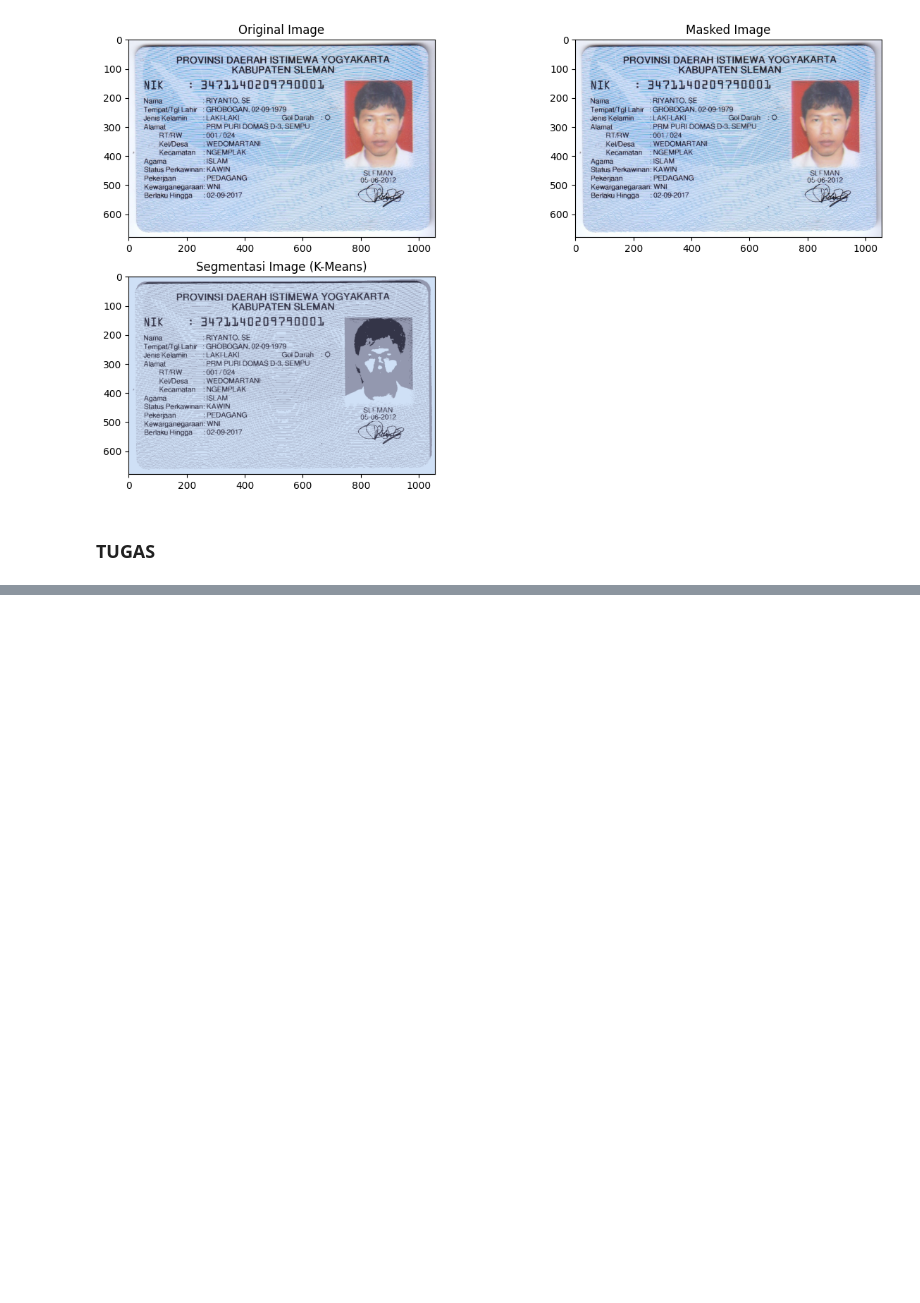
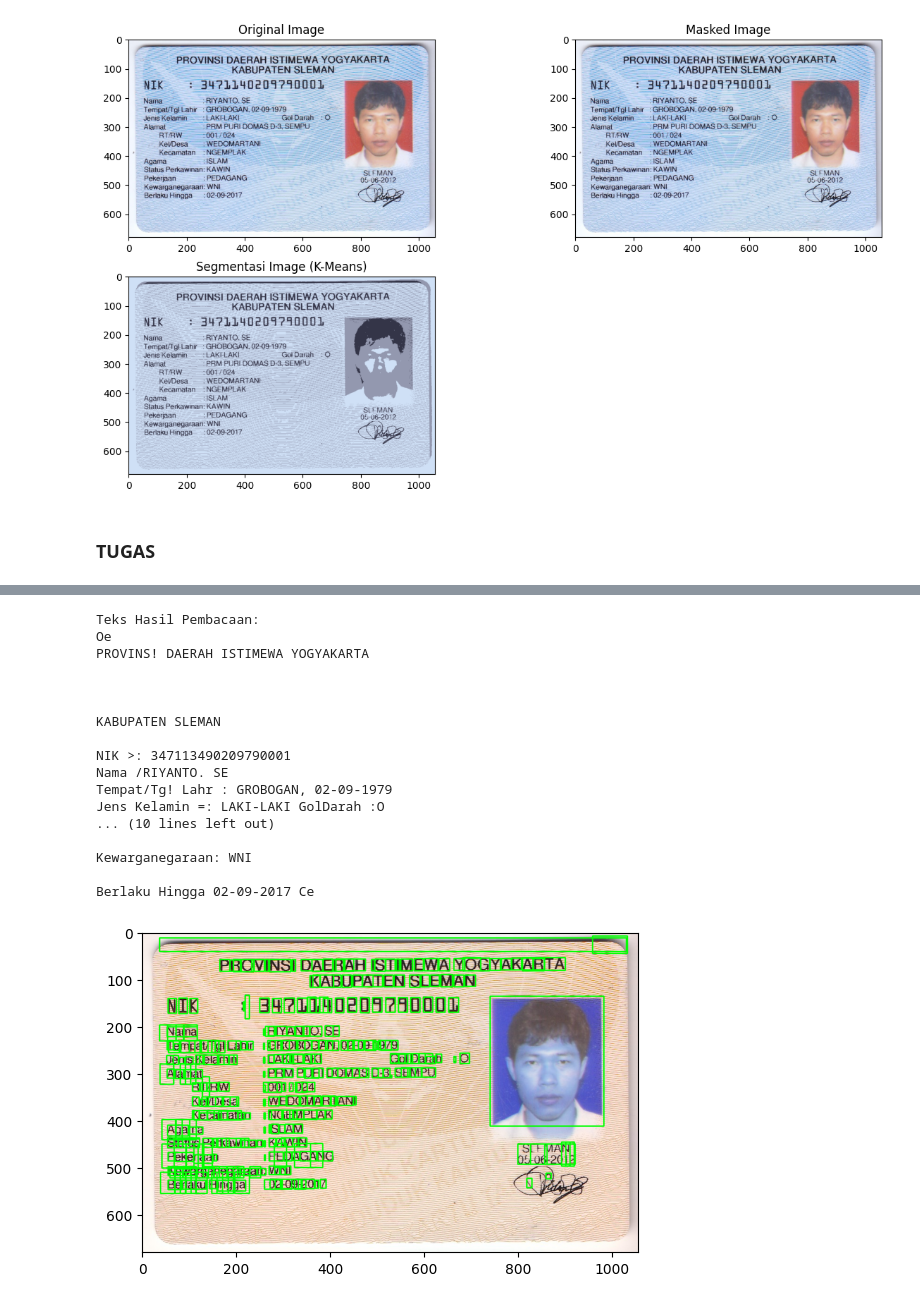
Before and after one commit to deviandinifebrianti/PCVK_Genap_2023, a Jupyter notebook: week10.ipynb, the cells around one changed output, grey strips where cells are left out. Drawn from its saved outputs; the diff is of its cells as text; code cells hidden in the pictures; blank space fills up the shorter version.

```diff
--- a/week10.ipynb
+++ b/week10.ipynb
@@ -208,0 +230,60 @@ plt.show()
+# %%
+import cv2
+import pytesseract
+from matplotlib import pyplot as plt
+from google.colab.patches import cv2_imshow
+
+# Baca gambar dari file
+image = cv2.imread('/content/drive/MyDrive/PCVK/KTP/ktp.png')
+
+# Langkah 1: Prapemrosesan gambar
+gray_image = cv2.cvtColor(image, cv2.COLOR_BGR2GRAY)
+
+blurred_image = cv2.GaussianBlur(gray_image, (5, 5), 0)
+
+thresholded_image = cv2.threshold(blurred_image, 0, 255, cv2.THRESH_BINARY + cv2.THRESH_OTSU)[1]
+
+# Peningkatan kontras
+alpha = 1.5  # Sesuaikan nilai alpha sesuai kebutuhan
+beta = 0     # Sesuaikan nilai beta sesuai kebutuhan
+enhanced_image = cv2.convertScaleAbs(thresholded_image, alpha=alpha, beta=beta)
+
+# Langkah 2: Deteksi teks pada gambar
+detected_text = pytesseract.image_to_string(enhanced_image)
+
+# Langkah 3: Menampilkan teks hasil pembacaan
+print("Teks Hasil Pembacaan:")
+print(detected_text)
+
+# Tampilkan gambar dengan kotak deteksi teks (opsional)
+h, w = enhanced_image.shape
+boxes = pytesseract.image_to_boxes(enhanced_image)
+for b in boxes.splitlines():
+    b = b.split()
+    x, y, x2, y2 = int(b[1]), int(b[2]), int(b[3]), int(b[4])
+    cv2.rectangle(image, (x, h - y), (x2, h - y2), (0, 255, 0), 2)
+
+# Tampilkan gambar dengan kotak deteksi teks (opsional)
+
+plt.imshow(image)
+# plt.axis('off')
+plt.show()
+# %% [output]
+Teks Hasil Pembacaan:
+Oe
+PROVINS! DAERAH ISTIMEWA YOGYAKARTA
+
+
+
+KABUPATEN SLEMAN
+
+NIK >: 347113490209790001
+Nama /RIYANTO. SE
+Tempat/Tg! Lahr : GROBOGAN, 02-09-1979
+Jens Kelamin =: LAKI-LAKI GolDarah :O
+... (10 lines left out)
+
+Kewarganegaraan: WNI
+
+Berlaku Hingga 02-09-2017 Ce
+[figure, added]
```
Also changed, not shown: parts of 1 cell of this notebook.
